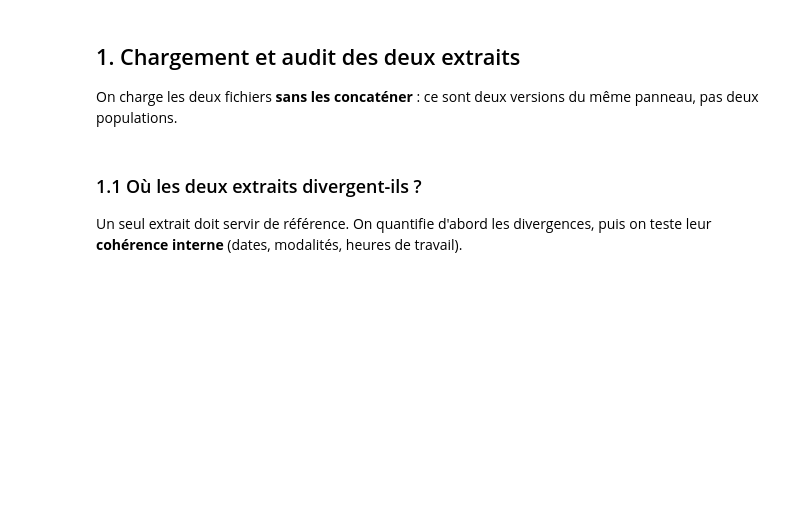
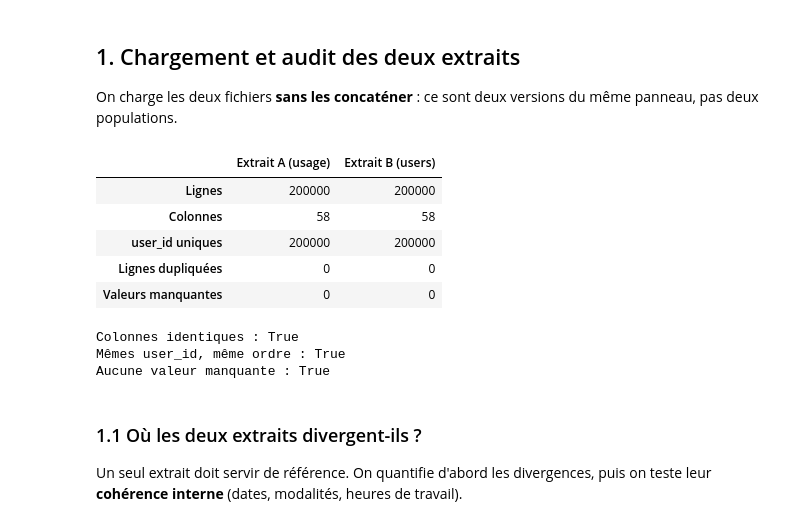
Before and after one commit to Sarah-1099/insta_innov, a Jupyter notebook: 01_audit_exploration_conclusions.ipynb, the cells around one changed output. Saved outputs shown, nothing was run; the diff lists cells and outputs as text; code cells hidden in the pictures; blank space fills up the shorter version.

```diff
--- a/01_audit_exploration_conclusions.ipynb
+++ b/01_audit_exploration_conclusions.ipynb
@@ -103,29 +105,39 @@ print("Environnement prêt.")
 
 On charge les deux fichiers **sans les concaténer** : ce sont deux versions du même panneau, pas deux populations.
 # %%
-path_a = DATA_DIR / "instagram_usage_lifestyleSafe.csv"
-path_b = DATA_DIR / "instagram_users_lifestyleSafe.csv"
+path_a = DATA_DIR / "data/instagram_usage_lifestyleSafe.csv"
+path_b = DATA_DIR / "data/instagram_users_lifestyleSafe.csv"
 
 raw_a = pd.read_csv(path_a)
 raw_b = pd.read_csv(path_b)
 
 audit = pd.DataFrame(
     {
         "Extrait A (usage)": [
             raw_a.shape[0], raw_a.shape[1], raw_a["user_id"].nunique(),
             int(raw_a.duplicated().sum()), int(raw_a.isna().sum().sum()),
         ],
         "Extrait B (users)": [
             raw_b.shape[0], raw_b.shape[1], raw_b["user_id"].nunique(),
             int(raw_b.duplicated().sum()), int(raw_b.isna().sum().sum()),
         ],
     },
     index=["Lignes", "Colonnes", "user_id uniques", "Lignes dupliquées", "Valeurs manquantes"],
 )
 display(audit)
 print("Colonnes identiques :", list(raw_a.columns) == list(raw_b.columns))
 print("Mêmes user_id, même ordre :", bool((raw_a["user_id"].values == raw_b["user_id"].values).all()))
 print("Aucune valeur manquante :", raw_a.isna().sum().sum() == 0 and raw_b.isna().sum().sum() == 0)
+# %% [output]
+|  | Extrait A (usage) | Extrait B (users) |
+| Lignes | 200000 | 200000 |
+| Colonnes | 58 | 58 |
+| user_id uniques | 200000 | 200000 |
+| Lignes dupliquées | 0 | 0 |
+| Valeurs manquantes | 0 | 0 |
+Colonnes identiques : True
+Mêmes user_id, même ordre : True
+Aucune valeur manquante : True
 # %% [markdown]
 ### 1.1 Où les deux extraits divergent-ils ?
 
```
Also changed, not shown: parts of 22 cells of this notebook.
